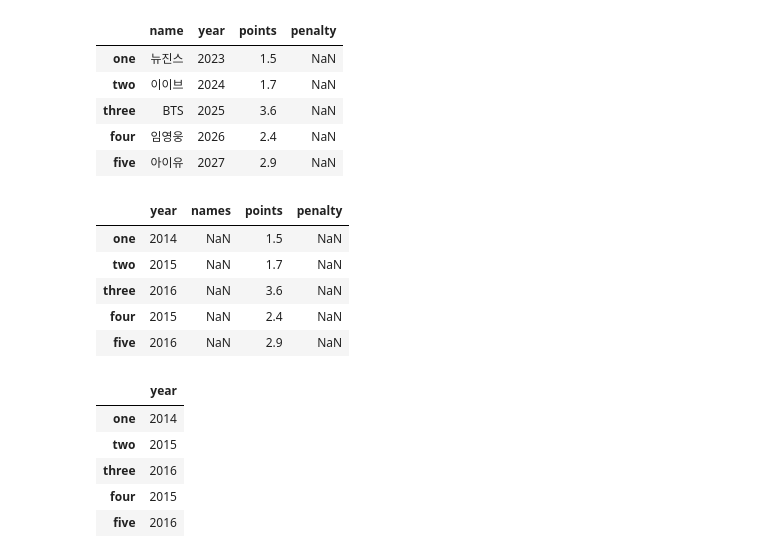
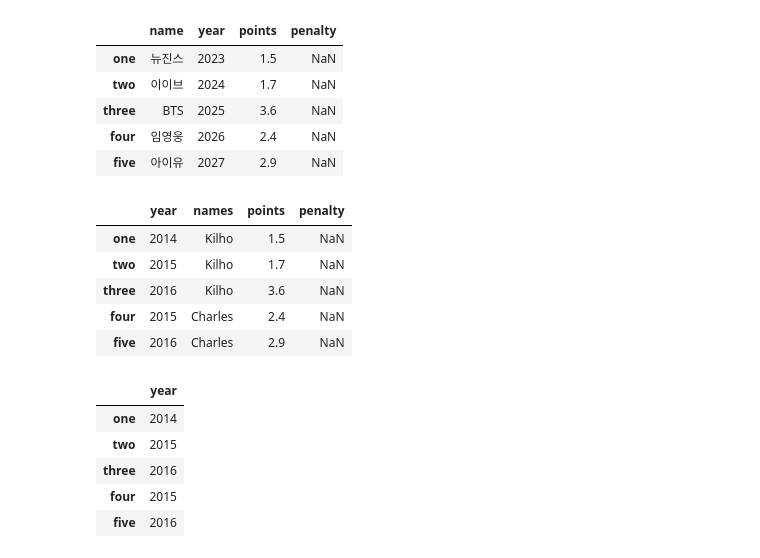
Before and after one commit to bhj8286/Data-mining, a Jupyter notebook: 수업 실습/데이터_마이닝_3월_13일.ipynb, the cells around one changed output. Cells and saved outputs as stored; diff of their text form; code cells hidden in the pictures.

```diff
--- a/수업 실습/데이터_마이닝_3월_13일.ipynb
+++ b/수업 실습/데이터_마이닝_3월_13일.ipynb
@@ -121,17 +121,17 @@ df2
 | four | 임영웅 | 2026 | 2.4 | NaN |
 | five | 아이유 | 2027 | 2.9 | NaN |
 # %%
-data = { "name" : [ "Kilho", "Kilho", "Kilho", "Charles", "Charles"],"year": [ 2014, 2015, 2016, 2015, 2016 ],"points": [ 1.5, 1.7, 3.6, 2.4, 2.9 ]}
+data = { "names" : [ "Kilho", "Kilho", "Kilho", "Charles", "Charles"],"year": [ 2014, 2015, 2016, 2015, 2016 ],"points": [ 1.5, 1.7, 3.6, 2.4, 2.9 ]}
 df2= pd.DataFrame(data, columns=[ "year", "names", "points", "penalty"],
 index=[ "one", "two", "three", "four", "five"])
 df2
 # %% [output]
 |  | year | names | points | penalty |
-| one | 2014 | NaN | 1.5 | NaN |
-| two | 2015 | NaN | 1.7 | NaN |
-| three | 2016 | NaN | 3.6 | NaN |
-| four | 2015 | NaN | 2.4 | NaN |
-| five | 2016 | NaN | 2.9 | NaN |
+| one | 2014 | Kilho | 1.5 | NaN |
+| two | 2015 | Kilho | 1.7 | NaN |
+| three | 2016 | Kilho | 3.6 | NaN |
+| four | 2015 | Charles | 2.4 | NaN |
+| five | 2016 | Charles | 2.9 | NaN |
 # %%
 df2['year']
 # %% [output]
```
Also changed, not shown: parts of 23 cells of this notebook.
